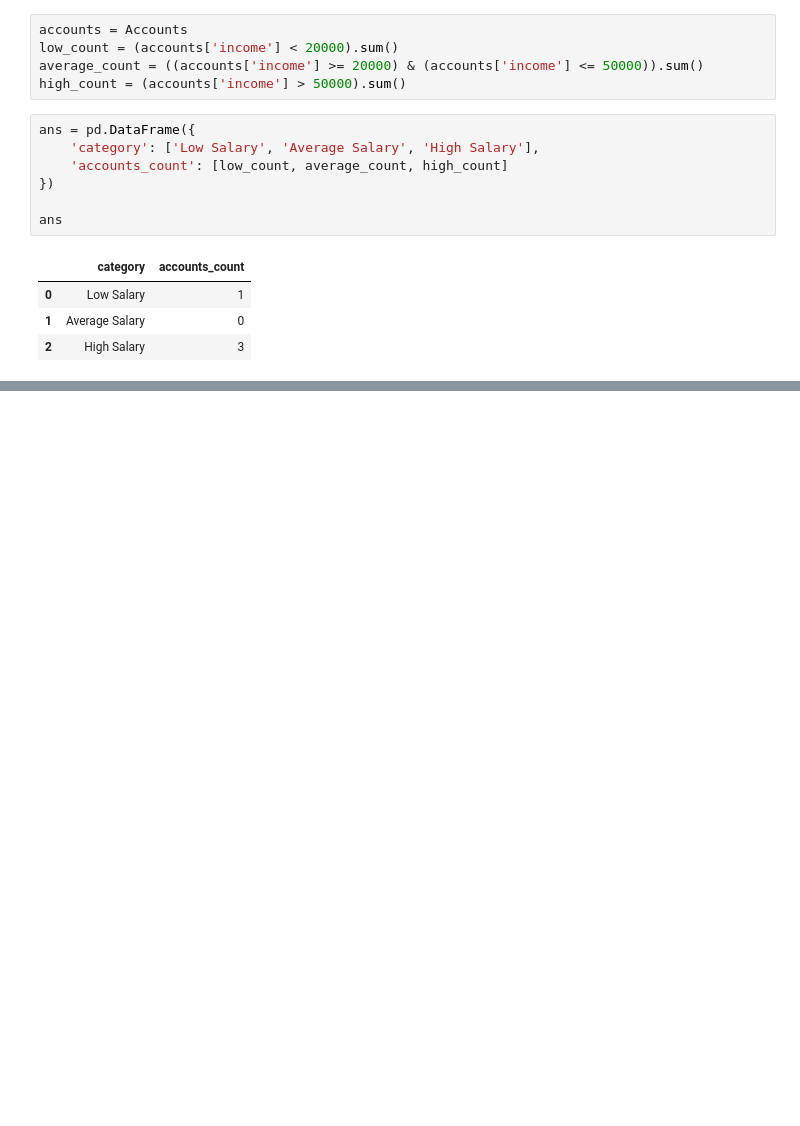
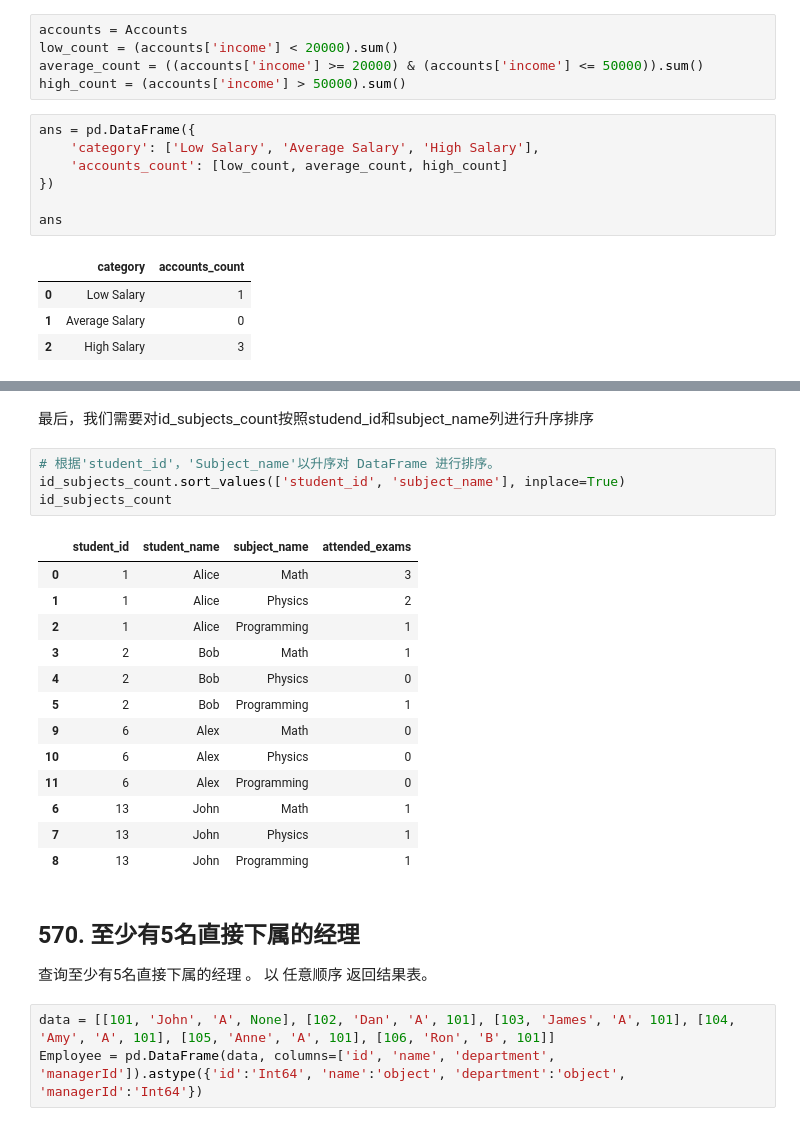
Before and after one commit to Tracy46/Pandas-30days, a Jupyter notebook: Pandas_learning.ipynb, the cells around one changed output, grey strips where cells are left out. Saved outputs shown, nothing was run; the diff lists cells and outputs as text; blank space fills up the shorter version.

```diff
--- a/Pandas_learning.ipynb
+++ b/Pandas_learning.ipynb
@@ -421,0 +810,28 @@ ans
+# %% [markdown]
+最后，我们需要对id_subjects_count按照studend_id和subject_name列进行升序排序
+# %%
+# 根据'student_id'，'Subject_name'以升序对 DataFrame 进行排序。
+id_subjects_count.sort_values(['student_id', 'subject_name'], inplace=True)
+id_subjects_count
+# %% [output]
+|  | student_id | student_name | subject_name | attended_exams |
+| 0 | 1 | Alice | Math | 3 |
+| 1 | 1 | Alice | Physics | 2 |
+| 2 | 1 | Alice | Programming | 1 |
+| 3 | 2 | Bob | Math | 1 |
+| 4 | 2 | Bob | Physics | 0 |
+| 5 | 2 | Bob | Programming | 1 |
+| 9 | 6 | Alex | Math | 0 |
+| 10 | 6 | Alex | Physics | 0 |
+| 11 | 6 | Alex | Programming | 0 |
+| 6 | 13 | John | Math | 1 |
+| 7 | 13 | John | Physics | 1 |
+| 8 | 13 | John | Programming | 1 |
+# %% [markdown]
+## 570. 至少有5名直接下属的经理
+
+查询至少有5名直接下属的经理 。
+以 任意顺序 返回结果表。
+# %%
+data = [[101, 'John', 'A', None], [102, 'Dan', 'A', 101], [103, 'James', 'A', 101], [104, 'Amy', 'A', 101], [105, 'Anne', 'A', 101], [106, 'Ron', 'B', 101]]
+Employee = pd.DataFrame(data, columns=['id', 'name', 'department', 'managerId']).astype({'id':'Int64', 'name':'object', 'department':'object', 'managerId':'Int64'})
```
Also changed, not shown: parts of 65 cells of this notebook.
